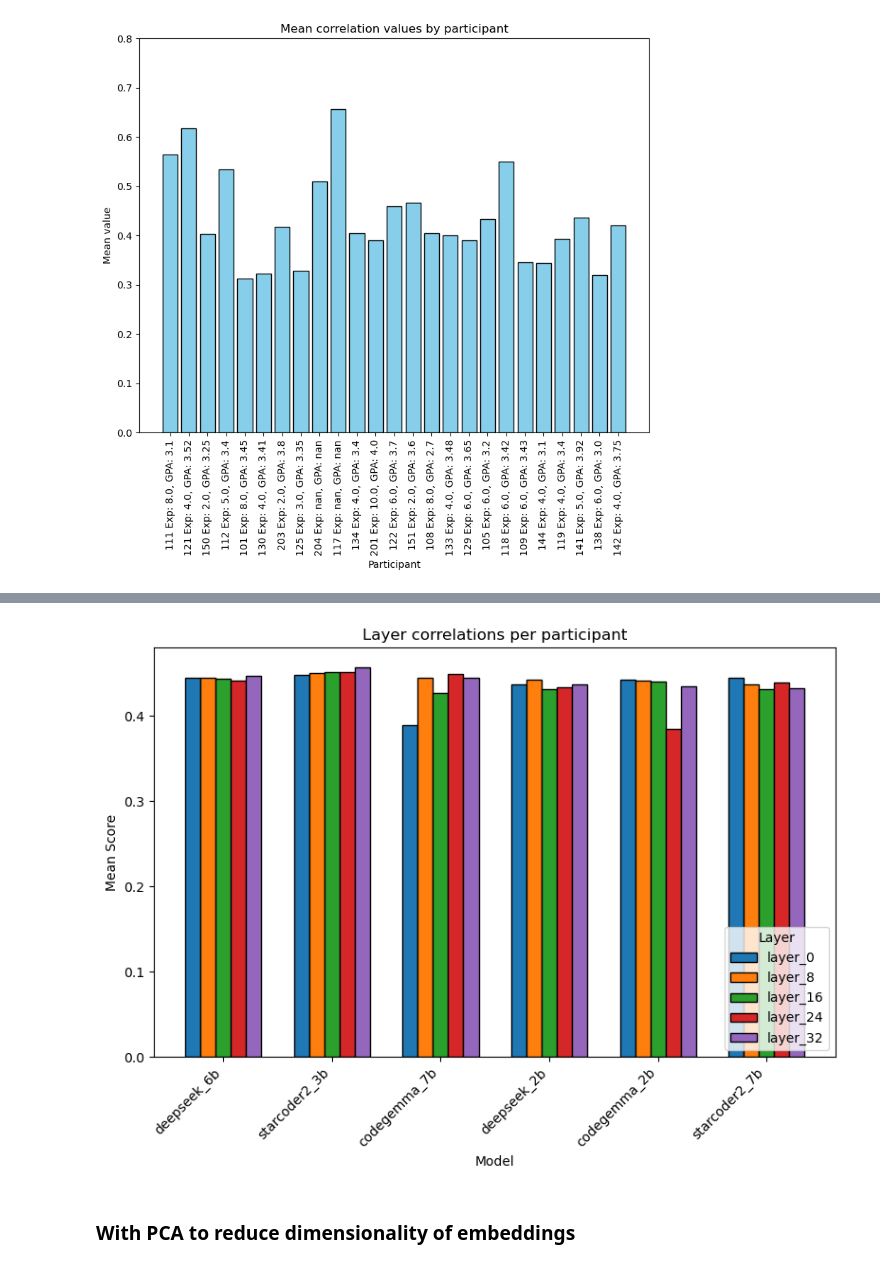
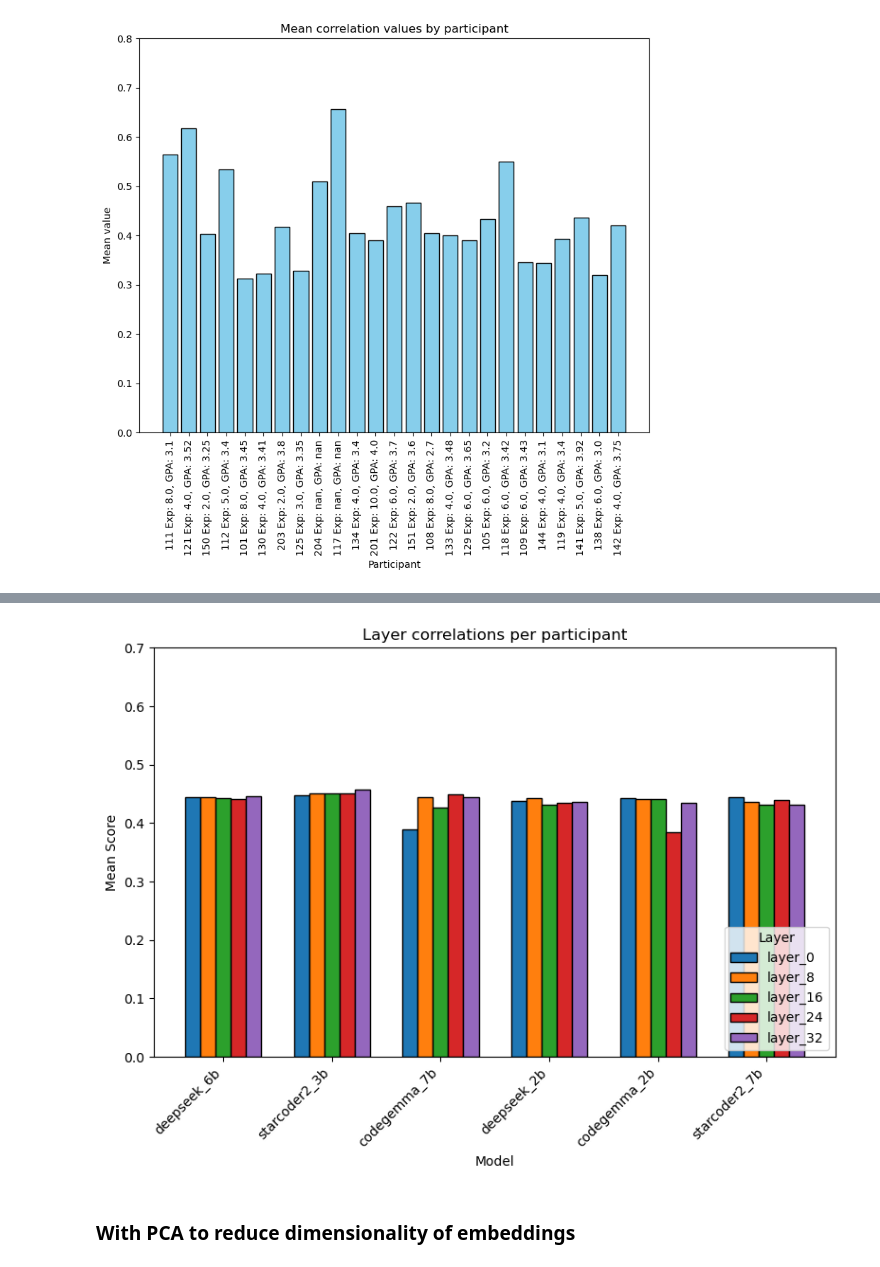
Before and after one commit to largehappygroup/fmri_model, a Jupyter notebook: analysis/fir/plotting_results.ipynb, the cells around one changed output, grey strips where cells are left out. Drawn from its saved outputs; the diff is of its cells as text; code cells hidden in the pictures.

```diff
--- a/analysis/fir/plotting_results.ipynb
+++ b/analysis/fir/plotting_results.ipynb
@@ -218,34 +200,35 @@ layers = sorted(
 # Compute means
 # means = {p: [np.mean(data[p][t]) for t in tasks] for p in participants}
 means = {}
 for model, layerScores in layer_performance.items():
     for layer,scores in layerScores.items():
         if model not in means.keys():
             means[model] = [np.mean(scores)]
         else:
             # print(model, layer, scores)
             means[model].append(np.mean(scores))
 
 # means = {m: [layer_performance[m][l] for l in layers] for m in models}
 
 # Plot grouped bars
 x = np.arange(len(models))  # positions for participants
 width = 0.35 / len(layers) * 2     # adjust width depending on number of tasks
 
 plt.figure(figsize=(8,6))
 for i, layer in enumerate(layers):
     plt.bar(x + i*width, [means[m][i] for m in models],
             width, label=layer, edgecolor='black')
 
 plt.xlabel("Model")
+plt.ylim([0.0,0.7])
 plt.ylabel("Mean Score")
 plt.title("Layer correlations per participant")
 plt.xticks(x + width*(len(layers)-1)/2, models, rotation=45, ha='right')
 plt.legend(title="Layer", loc='lower right')
 plt.tight_layout()
 plt.show()
 # %% [output]
-[figure, old version]
+[figure, new version]
 # %% [markdown]
 ### With PCA to reduce dimensionality of embeddings
 # %%
```
Also changed, not shown: parts of 6 cells of this notebook.
